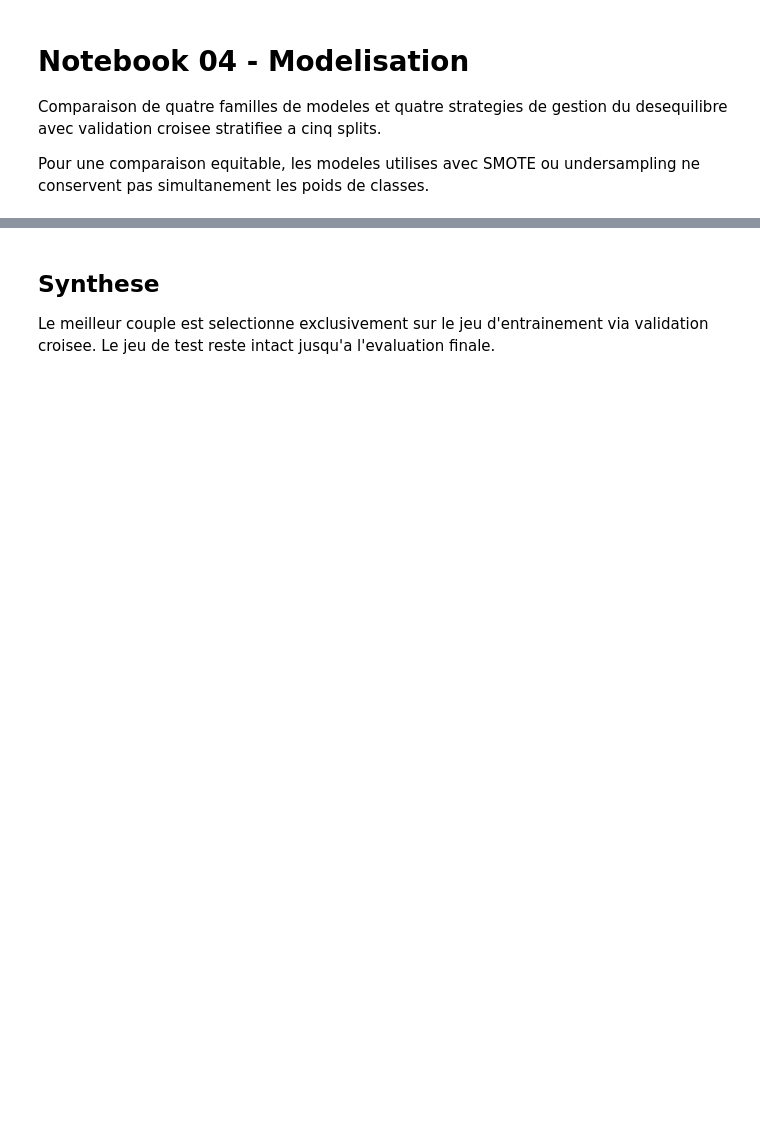
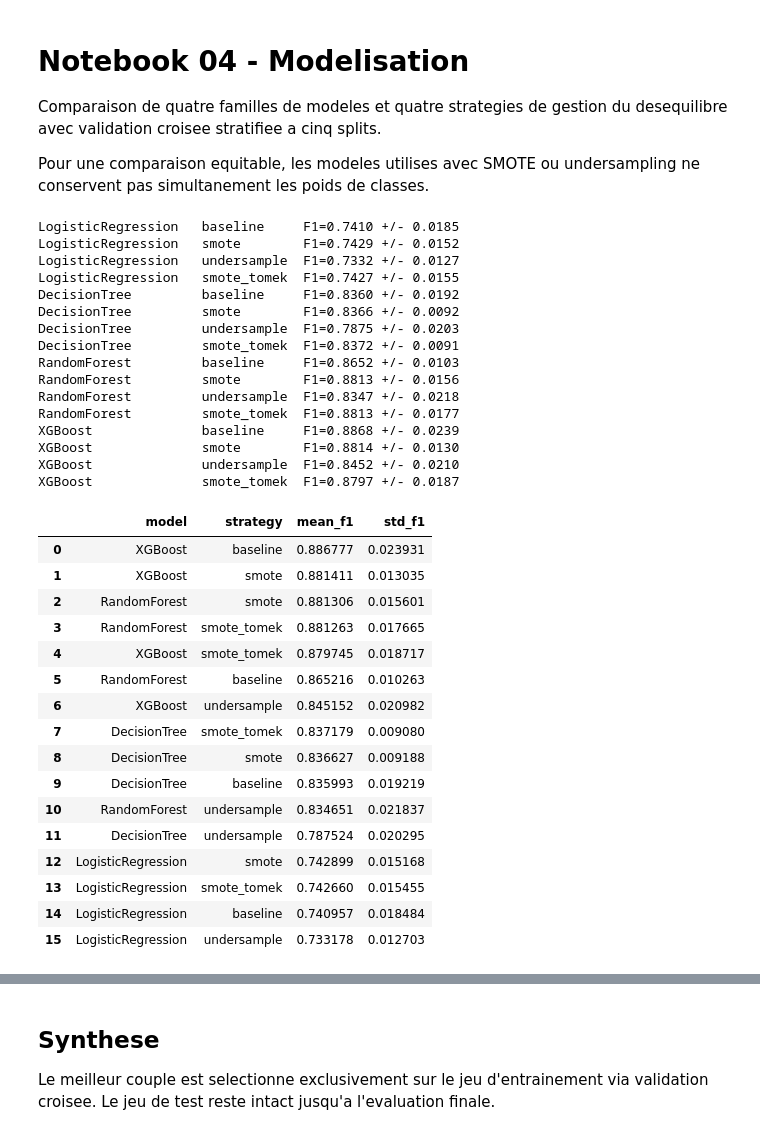
Before and after one commit to WiamBenKrimen/Projet_ML_Healthy_illusion, a Jupyter notebook: notebooks/04_modeling.ipynb, the cells around one changed output, grey strips where cells are left out. Drawn from its saved outputs; the diff is of its cells as text; code cells hidden in the pictures; blank space fills up the shorter version.

```diff
--- a/notebooks/04_modeling.ipynb
+++ b/notebooks/04_modeling.ipynb
@@ -8,7 +8,16 @@ undersampling ne conservent pas simultanement les poids de classes.
 # %%
 import sys
 from pathlib import Path
-ROOT = Path('..').resolve()
+import os
+
+# Determine the project root dynamically
+# This assumes the notebook is either in the project root or in a 'notebooks' subdirectory.
+current_path = Path(os.getcwd()).resolve()
+if current_path.name == 'notebooks':
+    ROOT = current_path.parent
+else:
+    # Assume current_path is the project root
+    ROOT = current_path
 sys.path.insert(0, str(ROOT))
 
 import joblib
@@ -36,45 +45,80 @@ class_ratio = float((y_train == 0).sum() / (y_train == 1).sum())
 weighted_models = {
     'LogisticRegression': LogisticRegression(max_iter=5000, class_weight='balanced', random_state=42),
     'DecisionTree': DecisionTreeClassifier(class_weight='balanced', random_state=42),
-    'RandomForest': RandomForestClassifier(n_estimators=100, class_weight='balanced_subsample', n_jobs=1, random_state=42),
-    'XGBoost': XGBClassifier(n_estimators=100, max_depth=5, learning_rate=0.1, scale_pos_weight=class_ratio, n_jobs=1, random_state=42, eval_metric='logloss'),
+    'RandomForest': RandomForestClassifier(n_estimators=200, class_weight='balanced_subsample', n_jobs=1, random_state=42),
+    'XGBoost': XGBClassifier(n_estimators=200, max_depth=5, learning_rate=0.1, scale_pos_weight=class_ratio, n_jobs=1, random_state=42, eval_metric='logloss'),
 }
 unweighted_models = {
     'LogisticRegression': LogisticRegression(max_iter=5000, random_state=42),
     'DecisionTree': DecisionTreeClassifier(random_state=42),
-    'RandomForest': RandomForestClassifier(n_estimators=100, n_jobs=1, random_state=42),
-    'XGBoost': XGBClassifier(n_estimators=100, max_depth=5, learning_rate=0.1, n_jobs=1, random_state=42, eval_metric='logloss'),
+    'RandomForest': RandomForestClassifier(n_estimators=200, n_jobs=1, random_state=42),
+    'XGBoost': XGBClassifier(n_estimators=200, max_depth=5, learning_rate=0.1, n_jobs=1, random_state=42, eval_metric='logloss'),
 }
 samplers = {
     'baseline': None,
     'smote': SMOTE(random_state=42),
     'undersample': RandomUnderSampler(random_state=42),
+    'smote_tomek': SMOTETomek(random_state=42),
 }
 cv = StratifiedKFold(n_splits=5, shuffle=True, random_state=42)
 
 rows = []
 for model_name in weighted_models:
     for strategy_name, sampler in samplers.items():
         classifier = weighted_models[model_name] if sampler is None else unweighted_models[model_name]
         steps = [('preprocessor', clone(preprocessor))]
         if sampler is not None:
             steps.append(('sampler', sampler))
         steps.append(('clf', classifier))
         pipeline = ImbPipeline(steps)
         scores = cross_val_score(pipeline, X_train, y_train, scoring='f1', cv=cv, n_jobs=1)
         rows.append({
             'model': model_name,
             'strategy': strategy_name,
             'mean_f1': scores.mean(),
             'std_f1': scores.std(),
         })
         print(f'{model_name:20s} {strategy_name:12s} F1={scores.mean():.4f} +/- {scores.std():.4f}')
 
 results = pd.DataFrame(rows).sort_values('mean_f1', ascending=False).reset_index(drop=True)
 results.to_csv(ROOT / 'models' / 'model_selection_results.csv', index=False)
 assert results['model'].nunique() >= 4
-assert results['strategy'].nunique() >= 3
+assert results['strategy'].nunique() >= 4
 display(results)
+# %% [output]
+LogisticRegression   baseline     F1=0.7410 +/- 0.0185
+LogisticRegression   smote        F1=0.7429 +/- 0.0152
+LogisticRegression   undersample  F1=0.7332 +/- 0.0127
+LogisticRegression   smote_tomek  F1=0.7427 +/- 0.0155
+DecisionTree         baseline     F1=0.8360 +/- 0.0192
+DecisionTree         smote        F1=0.8366 +/- 0.0092
+DecisionTree         undersample  F1=0.7875 +/- 0.0203
+DecisionTree         smote_tomek  F1=0.8372 +/- 0.0091
+RandomForest         baseline     F1=0.8652 +/- 0.0103
+RandomForest         smote        F1=0.8813 +/- 0.0156
+RandomForest         undersample  F1=0.8347 +/- 0.0218
+RandomForest         smote_tomek  F1=0.8813 +/- 0.0177
+XGBoost              baseline     F1=0.8868 +/- 0.0239
+XGBoost              smote        F1=0.8814 +/- 0.0130
+XGBoost              undersample  F1=0.8452 +/- 0.0210
+XGBoost              smote_tomek  F1=0.8797 +/- 0.0187
+|  | model | strategy | mean_f1 | std_f1 |
+| 0 | XGBoost | baseline | 0.886777 | 0.023931 |
+| 1 | XGBoost | smote | 0.881411 | 0.013035 |
+| 2 | RandomForest | smote | 0.881306 | 0.015601 |
+| 3 | RandomForest | smote_tomek | 0.881263 | 0.017665 |
+| 4 | XGBoost | smote_tomek | 0.879745 | 0.018717 |
+| 5 | RandomForest | baseline | 0.865216 | 0.010263 |
+| 6 | XGBoost | undersample | 0.845152 | 0.020982 |
+| 7 | DecisionTree | smote_tomek | 0.837179 | 0.009080 |
+| 8 | DecisionTree | smote | 0.836627 | 0.009188 |
+| 9 | DecisionTree | baseline | 0.835993 | 0.019219 |
+| 10 | RandomForest | undersample | 0.834651 | 0.021837 |
+| 11 | DecisionTree | undersample | 0.787524 | 0.020295 |
+| 12 | LogisticRegression | smote | 0.742899 | 0.015168 |
+| 13 | LogisticRegression | smote_tomek | 0.742660 | 0.015455 |
+| 14 | LogisticRegression | baseline | 0.740957 | 0.018484 |
+| 15 | LogisticRegression | undersample | 0.733178 | 0.012703 |
 # %%
 comparison = results.assign(
     score=results.apply(lambda row: f"{row.mean_f1:.4f} +/- {row.std_f1:.4f}", axis=1)
```
Also changed, not shown: parts of 1 cell of this notebook, 6 other files.
